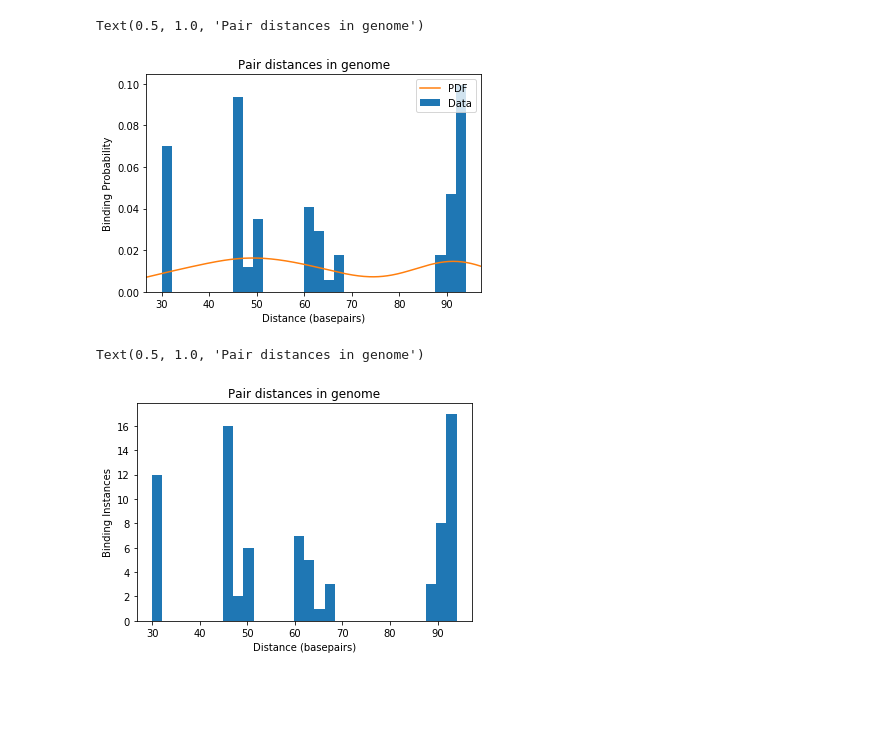
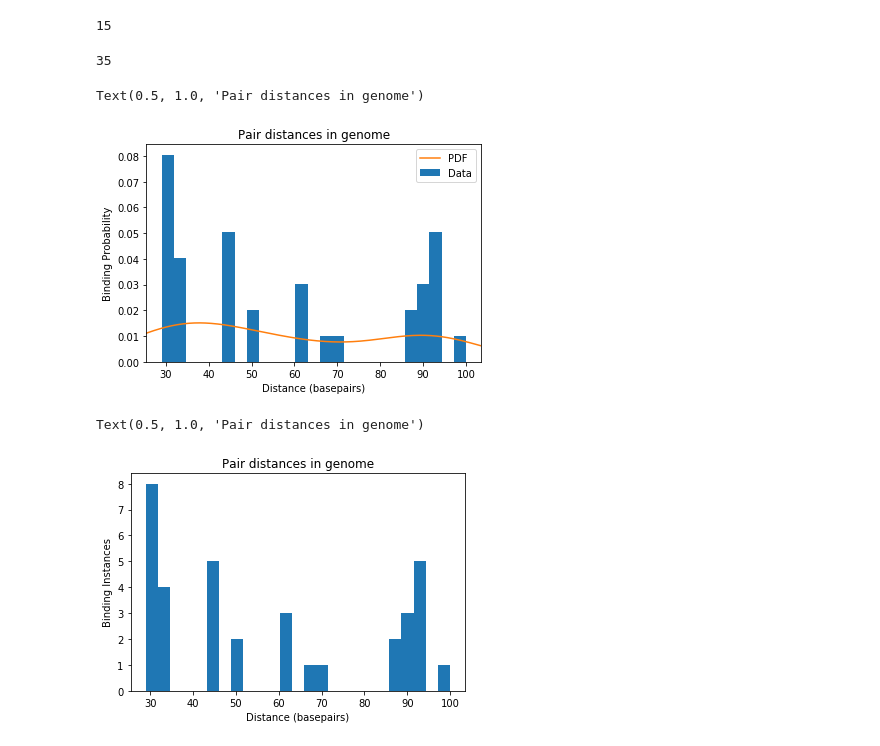
Before and after one commit to kundajelab/pho4, a Jupyter notebook: imp_pair_analysis_GR_counts.ipynb, the cells around one changed output. Cells and saved outputs as stored; diff of their text form; code cells hidden in the pictures; blank space fills up the shorter version.

```diff
--- a/imp_pair_analysis_GR_counts.ipynb
+++ b/imp_pair_analysis_GR_counts.ipynb
@@ -163,0 +186,5 @@ for (seq_idx, hit_pos) in hit_locations:
+# %%
+centered_imps = []
+for (seq_idx, hit_pos) in hit_locations:
+    centered_imps.append(imp_scores[seq_idx][hit_pos-100:hit_pos+100])
+centered_imps = np.array(centered_imps)
@@ -164,19 +209,37 @@ for (seq_idx, hit_pos) in hit_locations:
+# %%
+all_coords = np.load("/users/amr1/pho4/data/imp-scores/gr_big/coords.npy")
+# %%
+chrmToHits = {}
+for (seq_idx, hit_pos) in hit_locations:
+    chrm, _, interval = all_coords[seq_idx].split(':')
+    start, _ = interval.split('-')
+    if chrm not in chrmToHits:
+        chrmToHits[chrm] = []
+    chrmToHits[chrm].append(int(start)+hit_pos)
 # %%
 motif = trimmed["sequence"].fwd
+# %%
+len(motif)
+# %% [output]
+15
 # %%
 distances = []
-for seq_idx in seqIdToHits:
-    for idx in range(0, len(seqIdToHits[seq_idx])):
-        pos1 = seqIdToHits[seq_idx][idx]
-        for idy in range(idx+1, len(seqIdToHits[seq_idx])):
-            pos2 = seqIdToHits[seq_idx][idy]
+for chrm in chrmToHits:
+    for idx in range(0, len(chrmToHits[chrm])):
+        pos1 = chrmToHits[chrm][idx]
+        for idy in range(idx+1, len(chrmToHits[chrm])):
+            pos2 = chrmToHits[chrm][idy]
             dist = abs(pos1-pos2)
             if dist >= len(motif) and dist <= 100:
                 distances.append(dist)
+# %%
+len(distances)
+# %% [output]
+35
 # %%
 import scipy.stats as st
 
-plt.hist(distances, density=True, bins=30, label="Data")
+plt.hist(distances, density=True, bins=25, label="Data")
 mn, mx = plt.xlim()
 plt.xlim(mn, mx)
 kde_xs = np.linspace(mn, mx, 301)
@@ -188,12 +251,12 @@ plt.xlabel('Distance (basepairs)')
 plt.title("Pair distances in genome")
 # %% [output]
 Text(0.5, 1.0, 'Pair distances in genome')
-[figure, old version]
+[figure, new version]
 # %%
-plt.hist(distances, density=False, bins=30, label="Data")
+plt.hist(distances, density=False, bins=25, label="Data")
 plt.ylabel('Binding Instances')
 plt.xlabel('Distance (basepairs)')
 plt.title("Pair distances in genome")
 # %% [output]
 Text(0.5, 1.0, 'Pair distances in genome')
-[figure, old version]
+[figure, new version]
```
Also changed, not shown: parts of 16 cells of this notebook, 2 other files.
